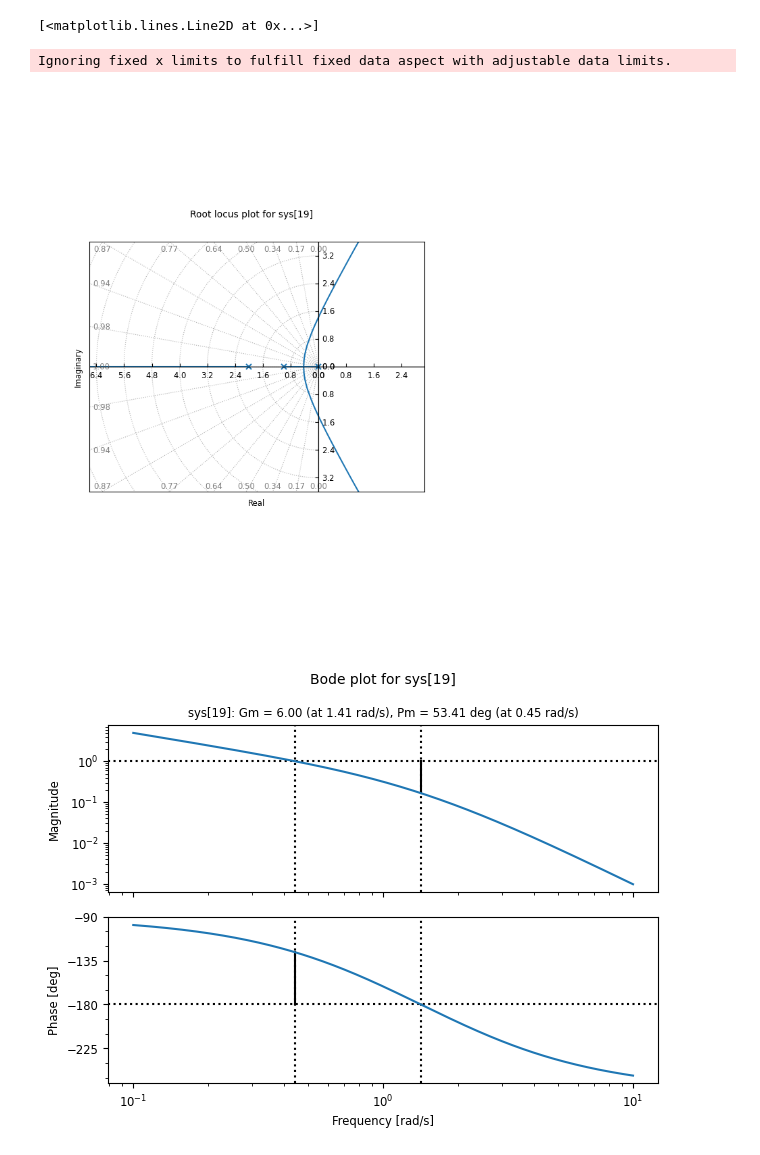
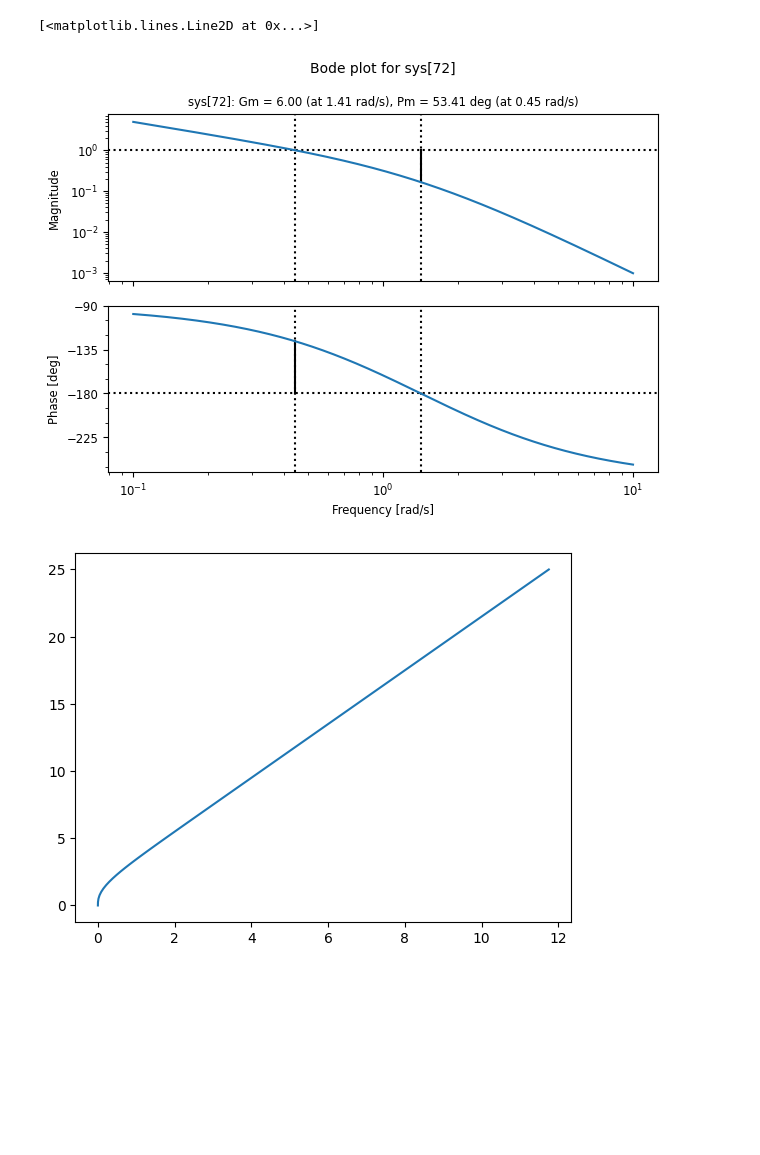
Before and after one commit to vkbharatv/ControlSystem_DrBharat, a Jupyter notebook: StabilityAnalysis.ipynb, the cells around one changed output. Drawn from its saved outputs; the diff is of its cells as text; code cells hidden in the pictures; blank space fills up the shorter version.

```diff
--- a/StabilityAnalysis.ipynb
+++ b/StabilityAnalysis.ipynb
@@ -8,9 +8,10 @@ import matplotlib.pyplot as plt
 s = cs.tf("s")
 G = 1 / (s * (s + 1) * (s + 2))
 print(G)
-y, t = cs.step_response(G)
-cs.rlocus(G)
+
+# cs.rlocus(G)
 cs.bode_plot(G, display_margins=True)
 figure, ax = plt.subplots()
+y, t = cs.step_response(G)
 plt.plot(t, y)
 # %% [output]
@@ -18,10 +19,9 @@ plt.plot(t, y)
 Inputs (1): ['u[0]']
 Outputs (1): ['y[0]']
 
           1
   -----------------
   s^3 + 3 s^2 + 2 s
 [<matplotlib.lines.Line2D at 0x...>]
-Ignoring fixed x limits to fulfill fixed data aspect with adjustable data limits.
-[figure, old version]
+[figure, new version]
-[figure, old version]
+[figure, new version]
```
Also changed, not shown: parts of 1 cell of this notebook.
